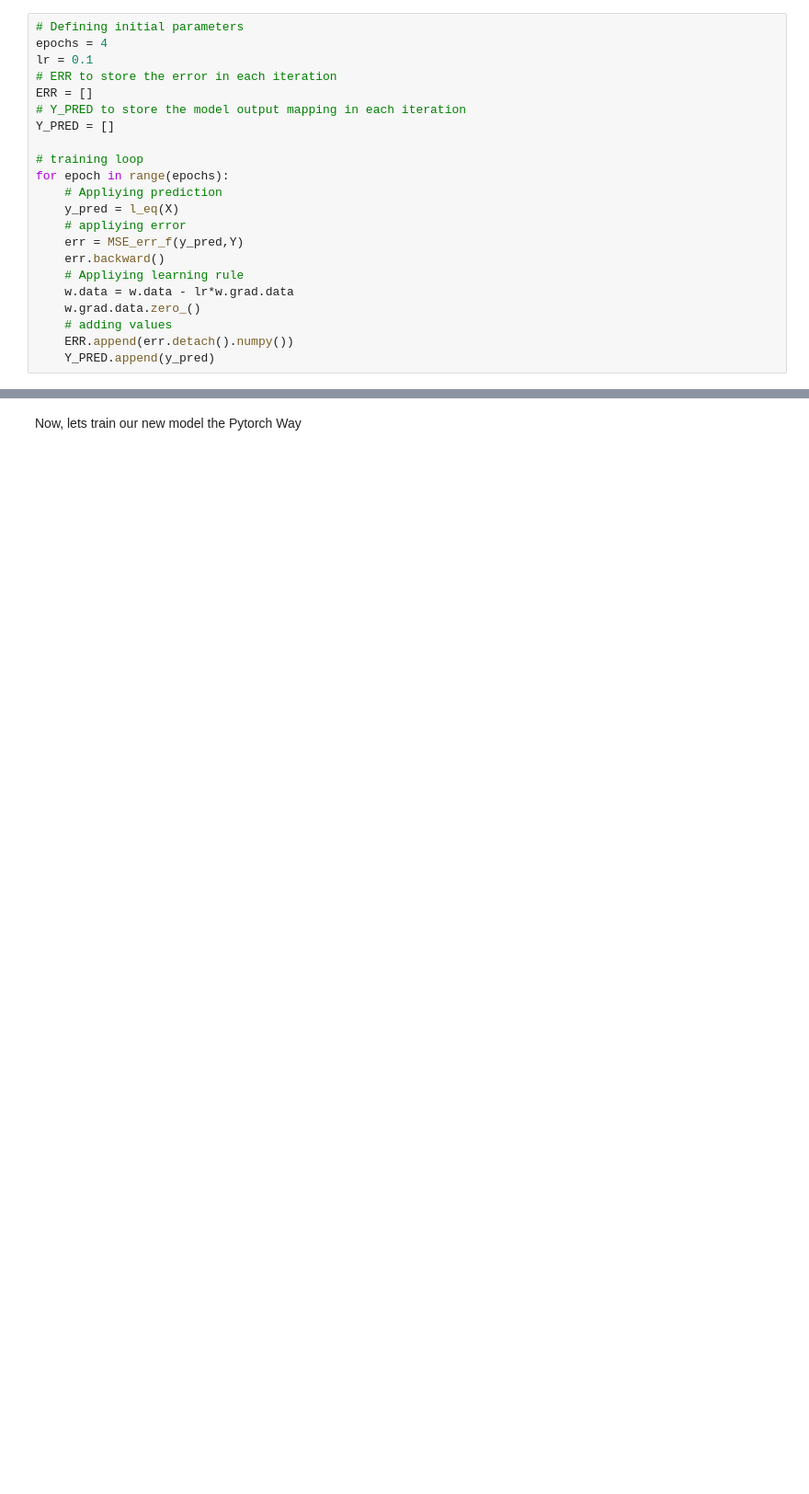
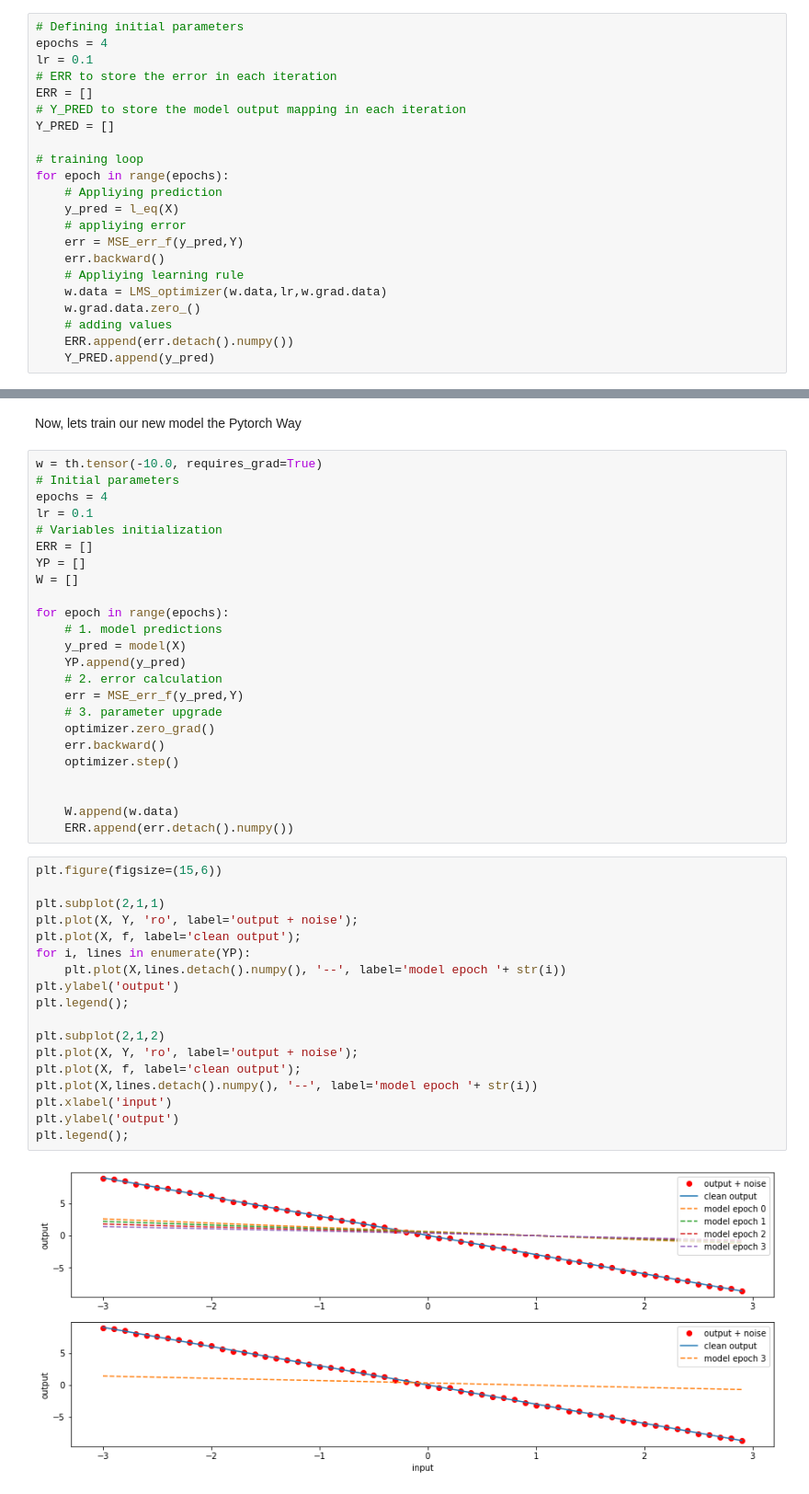
Before and after one commit to LatinAmericanProgramer/Neural-Networks-Machine-Learning-Examples, a Jupyter notebook: ML_python/Linear_Regression_v1.ipynb, the cells around one changed output, grey strips where cells are left out. Shown at 92% size. Drawn from its saved outputs; the diff is of its cells as text; blank space fills up the shorter version.

```diff
--- a/ML_python/Linear_Regression_v1.ipynb
+++ b/ML_python/Linear_Regression_v1.ipynb
@@ -256,7 +230,7 @@ for epoch in range(epochs):
     err = MSE_err_f(y_pred,Y)
     err.backward()
     # Appliying learning rule
-    w.data = w.data - lr*w.grad.data
+    w.data = LMS_optimizer(w.data,lr,w.grad.data)
     w.grad.data.zero_()
     # adding values
     ERR.append(err.detach().numpy())
@@ -340,2 +320,46 @@ plt.legend();
 # %% [markdown]
 Now, lets train our new model the Pytorch Way
+# %%
+w = th.tensor(-10.0, requires_grad=True)
+# Initial parameters
+epochs = 4
+lr = 0.1
+# Variables initialization
+ERR = []
+YP = []
+W = []
+
+for epoch in range(epochs):
+    # 1. model predictions
+    y_pred = model(X)
+    YP.append(y_pred)
+    # 2. error calculation
+    err = MSE_err_f(y_pred,Y)
+    # 3. parameter upgrade
+    optimizer.zero_grad()
+    err.backward()
+    optimizer.step()
+
+
+    W.append(w.data)
+    ERR.append(err.detach().numpy())
+# %%
+plt.figure(figsize=(15,6))
+
+plt.subplot(2,1,1)
+plt.plot(X, Y, 'ro', label='output + noise');
+plt.plot(X, f, label='clean output');
+for i, lines in enumerate(YP):
+    plt.plot(X,lines.detach().numpy(), '--', label='model epoch '+ str(i))
+plt.ylabel('output')
+plt.legend();
+
+plt.subplot(2,1,2)
+plt.plot(X, Y, 'ro', label='output + noise');
+plt.plot(X, f, label='clean output');
+plt.plot(X,lines.detach().numpy(), '--', label='model epoch '+ str(i))
+plt.xlabel('input')
+plt.ylabel('output')
+plt.legend();
+# %% [output]
+[figure, added]
```
Also changed, not shown: parts of 15 cells of this notebook.
